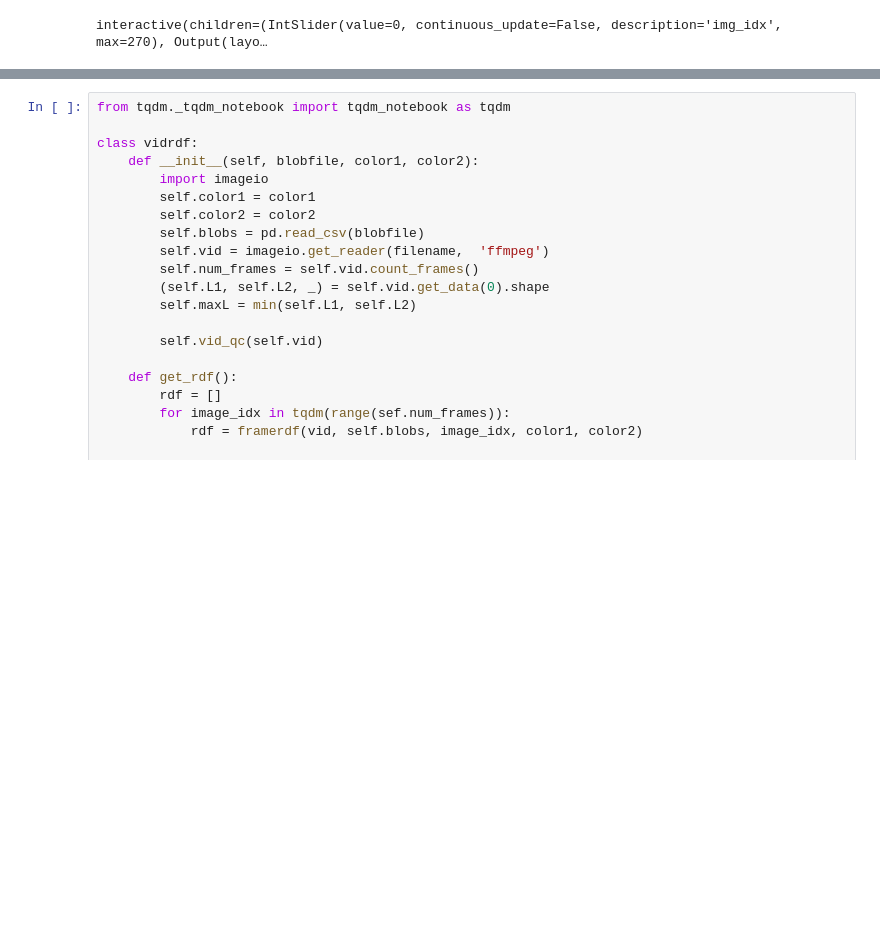
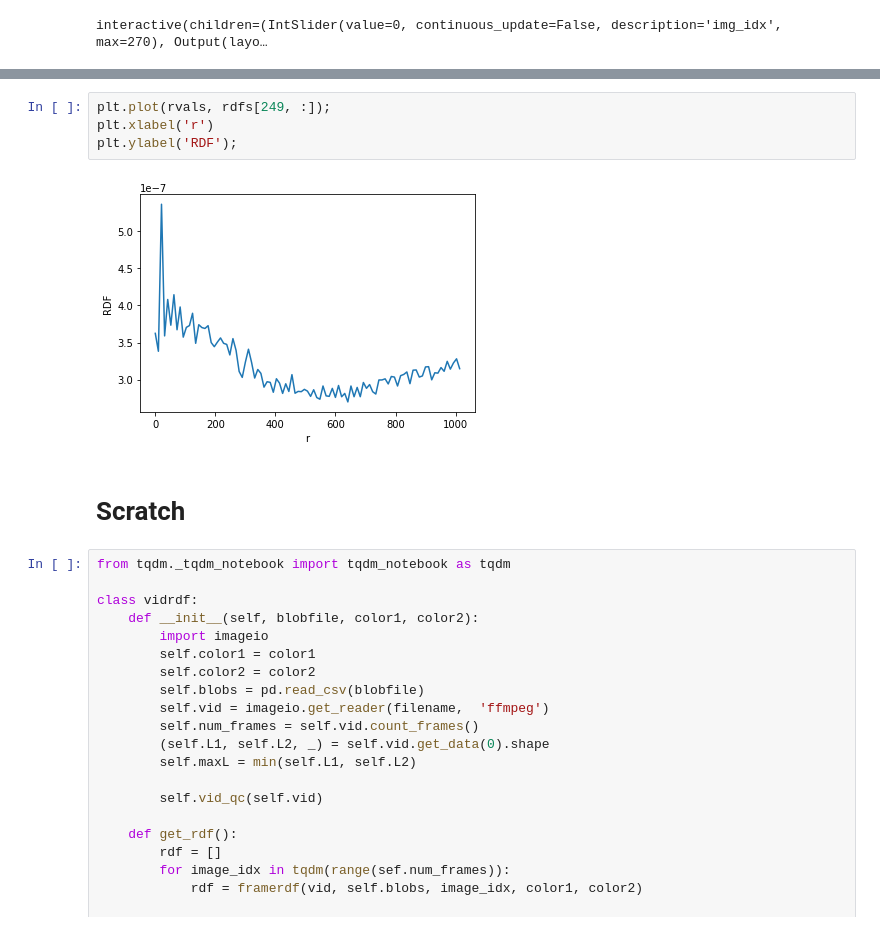
Before and after one commit to javadnoorb/flowermodel, a Jupyter notebook: notebooks/2019-09-15-flower-data-analysis.ipynb, the cells around one changed output, grey strips where cells are left out. Cells and saved outputs as stored; diff of their text form; blank space fills up the shorter version.

```diff
--- a/notebooks/2019-09-15-flower-data-analysis.ipynb
+++ b/notebooks/2019-09-15-flower-data-analysis.ipynb
@@ -206,3 +106,11 @@ ValueError: Invalid file path or buffer object type: <class 'imageio.plugins.ffm
+# %%
+plt.plot(rvals, rdfs[249, :]);
+plt.xlabel('r')
+plt.ylabel('RDF');
+# %% [output]
+[figure, added]
+# %% [markdown]
+# Scratch
 # %%
 from tqdm._tqdm_notebook import tqdm_notebook as tqdm
 
```
Also changed, not shown: parts of 8 cells of this notebook, 1 other file.
